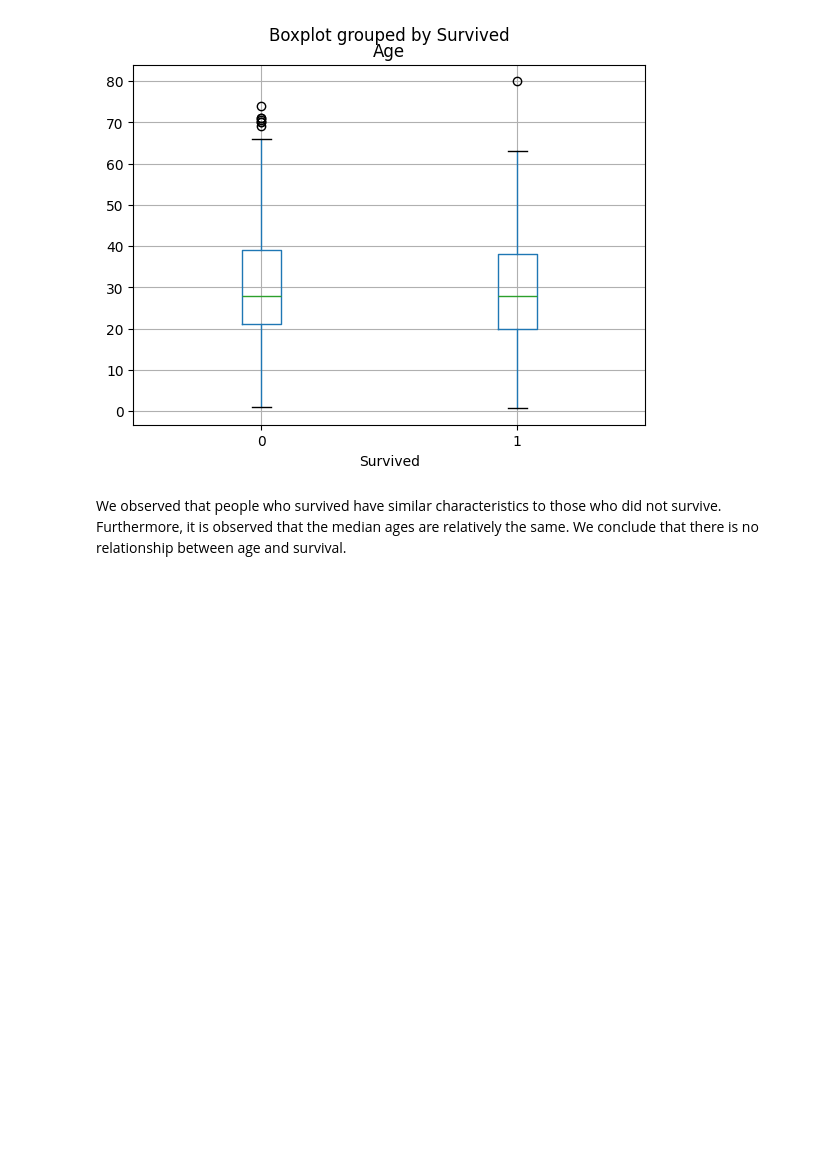
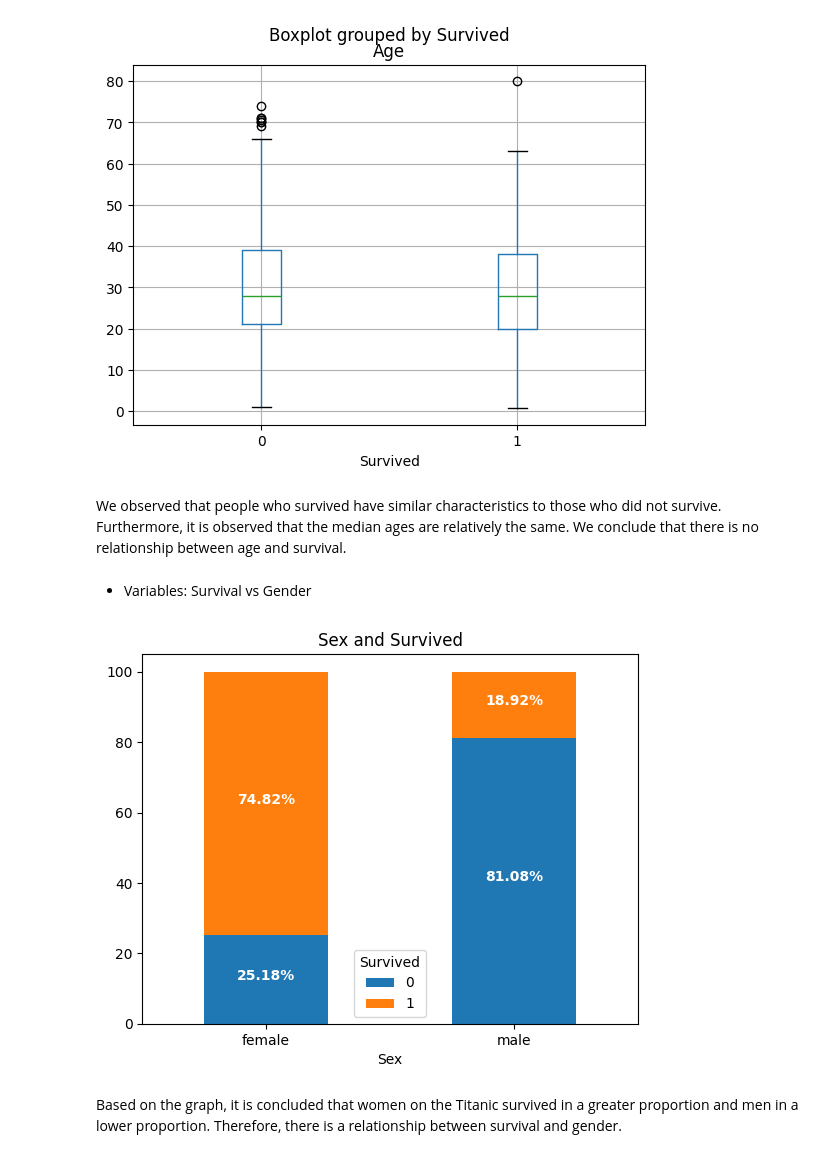
Before and after one commit to 987sebasBeller/Titanic-Survival-Prediction, a Jupyter notebook: EDA_&_prediction/data_analysis_and_prediction_fin.ipynb, the cells around one changed output. Saved outputs shown, nothing was run; the diff lists cells and outputs as text; code cells hidden in the pictures; blank space fills up the shorter version.

```diff
--- a/EDA_&_prediction/data_analysis_and_prediction_fin.ipynb
+++ b/EDA_&_prediction/data_analysis_and_prediction_fin.ipynb
@@ -171,3 +176,11 @@ df_passengers.boxplot('Age','Survived')
 [figure]
 # %% [markdown]
 We observed that people who survived have similar characteristics to those who did not survive. Furthermore, it is observed that the median ages are relatively the same. We conclude that there is no relationship between age and survival.
+# %% [markdown]
+- Variables: Survival vs Gender
+# %%
+show_stacked_bar_chart(df_passengers,["Sex","Survived"])
+# %% [output]
+[figure, added]
+# %% [markdown]
+Based on the graph, it is concluded that women on the Titanic survived in a greater proportion and men in a lower proportion. Therefore, there is a relationship between survival and gender.
```
Also changed, not shown: parts of 4 cells of this notebook.
